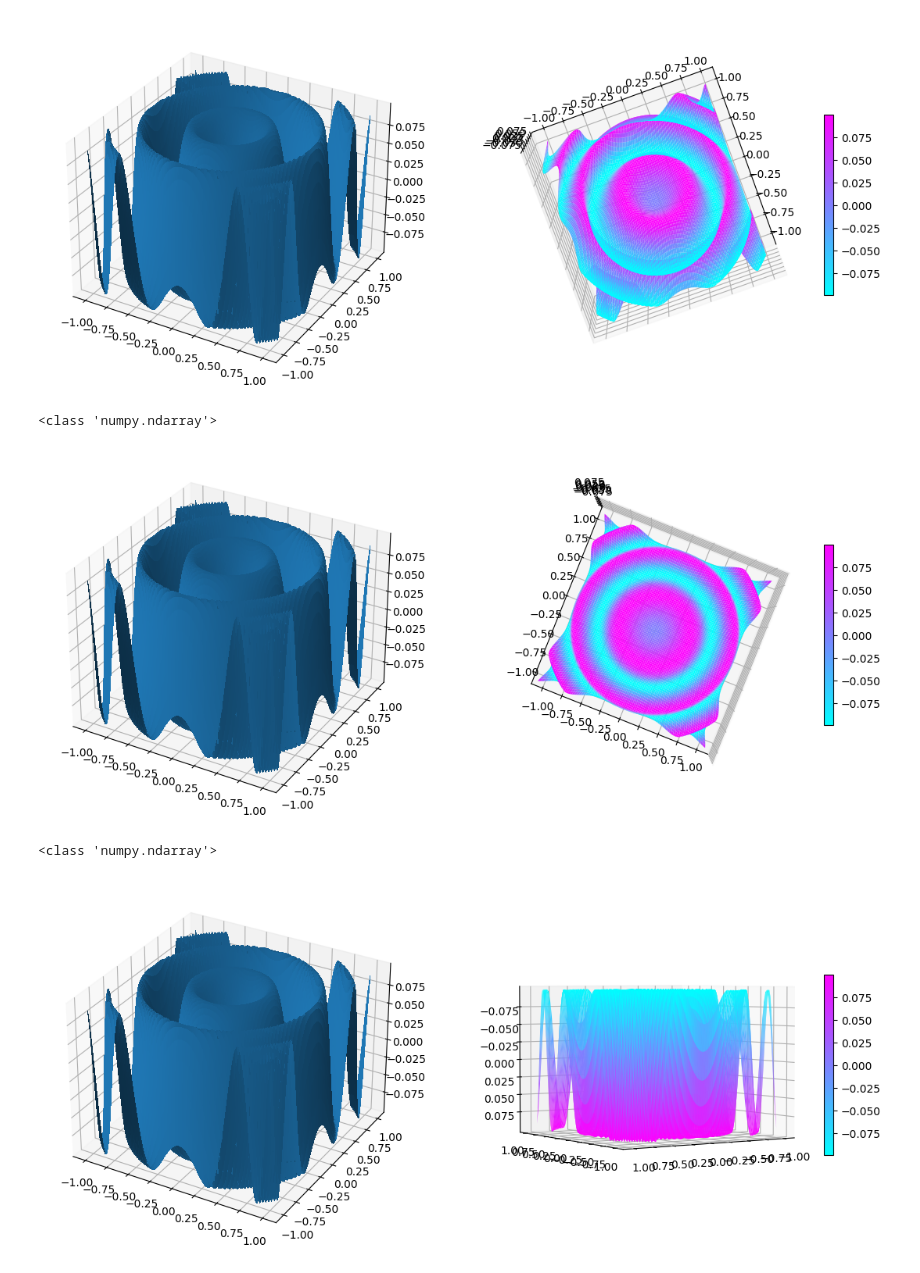
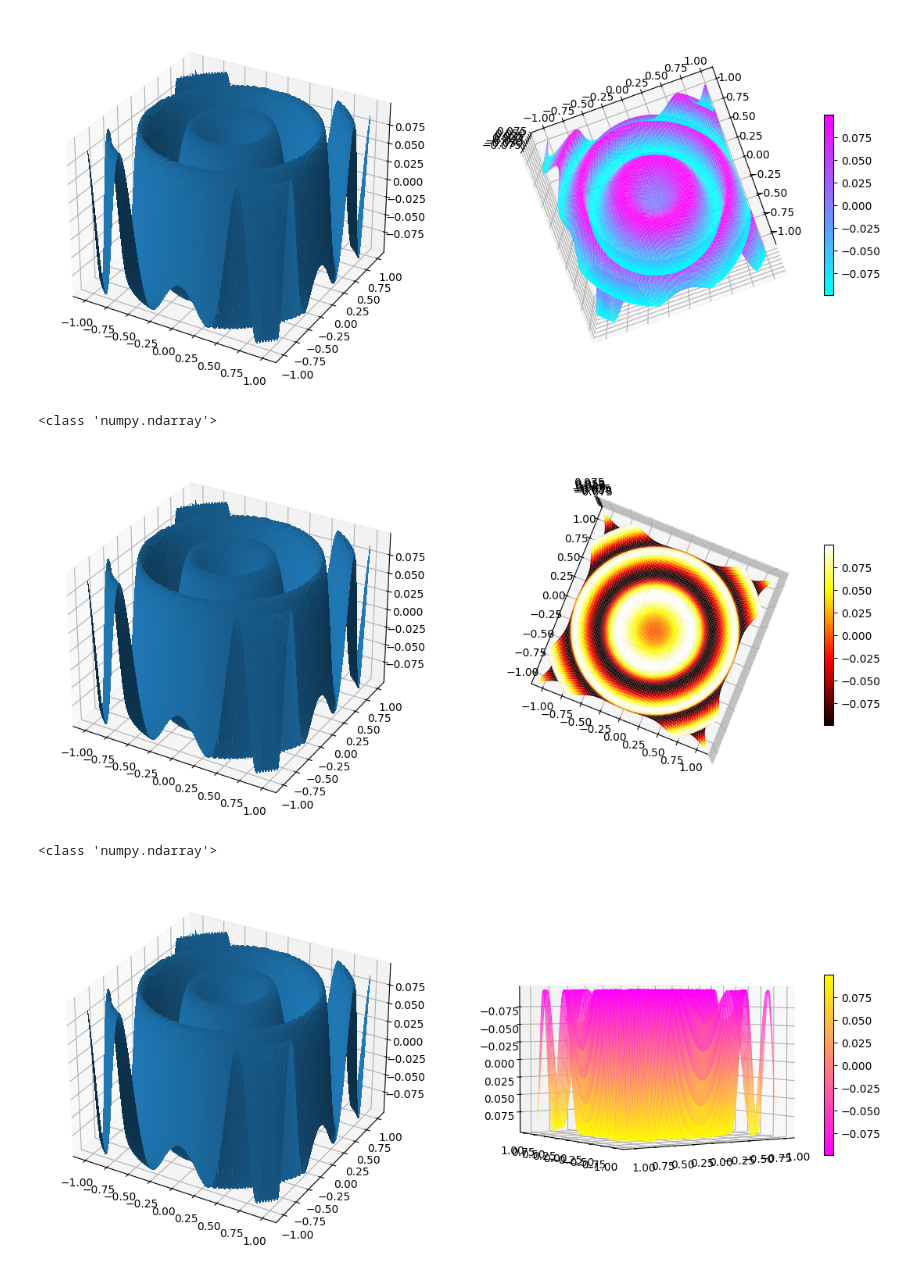
Before and after one commit to pxs4528/DATA-3401, a Jupyter notebook: Lab/Lab8/Lab8.ipynb, the cells around one changed output. Drawn from its saved outputs; the diff is of its cells as text; code cells hidden in the pictures.

```diff
--- a/Lab/Lab8/Lab8.ipynb
+++ b/Lab/Lab8/Lab8.ipynb
@@ -56,6 +64,10 @@ cb = fig.colorbar(p,shrink=0.5)
 <class 'numpy.ndarray'>
 [figure]
 # %%
+import numpy as np
+import matplotlib
+from matplotlib import pyplot as plt
+
 from mpl_toolkits.mplot3d.axes3d import Axes3D
 
 x = np.linspace(-1,1,num=100)
@@ -64,6 +76,7 @@ X,Y= np.meshgrid(x,y)
 lst = np.sin(10*(X ** 2 + Y ** 2))/10
 print(type(lst))
 fig = plt.figure(figsize = (14,6))
+color = matplotlib.cm.hot
 
 ax = fig.add_subplot(1,2,1, projection = '3d')
 
@@ -75,25 +88,30 @@ ax.view_init(10530,20089)
 cb = fig.colorbar(p,shrink=0.5)
 # %% [output]
 <class 'numpy.ndarray'>
-[figure, old version]
+[figure, new version]
 # %%
+import numpy as np
+import matplotlib
+from matplotlib import pyplot as plt
+
 from mpl_toolkits.mplot3d.axes3d import Axes3D
 
 x = np.linspace(-1,1,num=100)
 y = np.linspace(-1,1,num=100)
 X,Y= np.meshgrid(x,y)
 lst = np.sin(10*(X ** 2 + Y ** 2))/10
 print(type(lst))
 fig = plt.figure(figsize = (14,6))
+color = matplotlib.cm.spring
 
 ax = fig.add_subplot(1,2,1, projection = '3d')
 
 p = ax.plot_surface(X,Y,lst,rstride=1,cstride=1,antialiased=False)#,rstride=4,cstride=4,linewidth=0)
-color = 'cyan'
+
 ax = fig.add_subplot(1,2,2,projection='3d')
 p = ax.plot_surface(X,Y,lst,cmap = color,rstride=1,cstride=1,antialiased=True)#,rstride=1,cstride=1,cmap = color,antialiased=True)
 ax.view_init(3423,123)
 cb = fig.colorbar(p,shrink=0.5)
 # %% [output]
 <class 'numpy.ndarray'>
-[figure, old version]
+[figure, new version]
```
Also changed, not shown: parts of 2 cells of this notebook.
